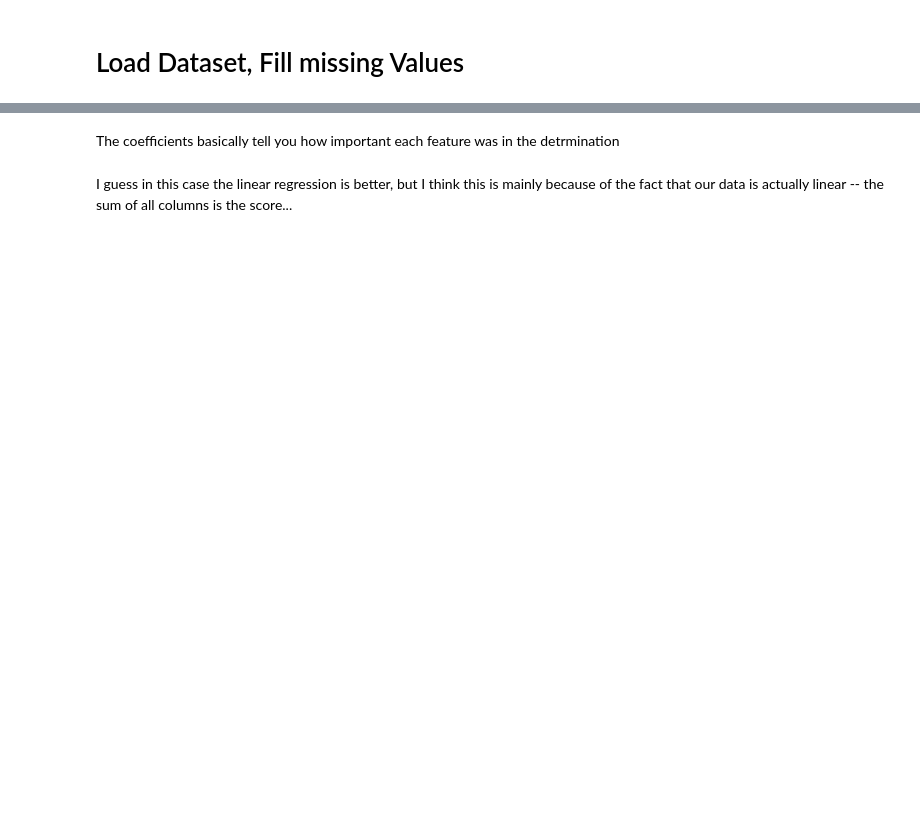
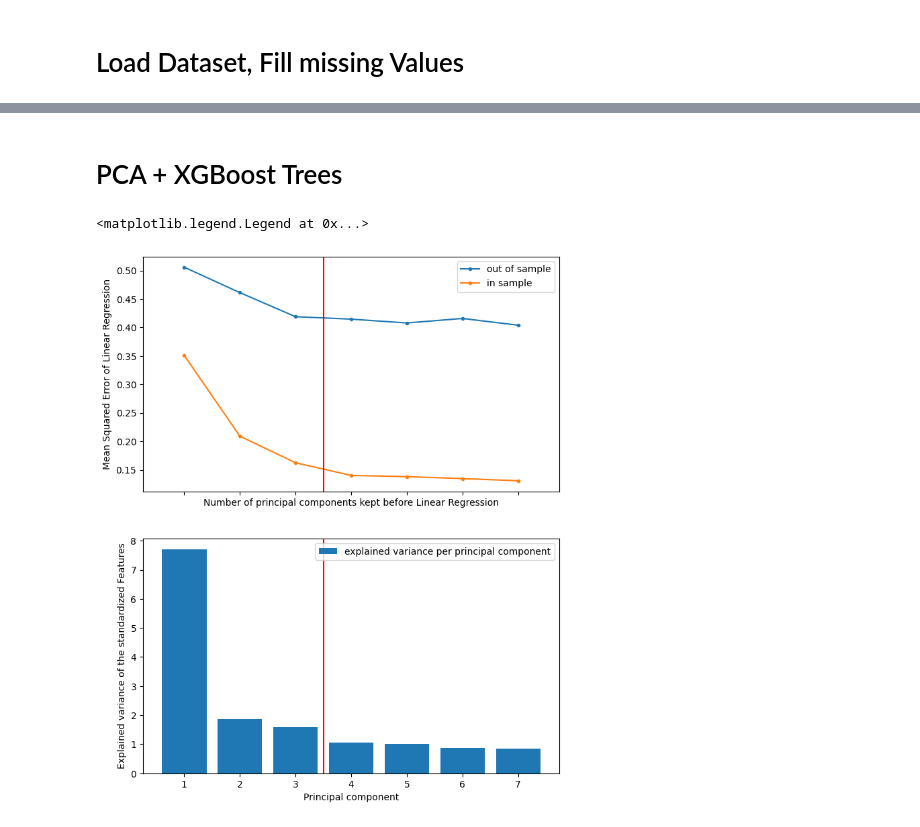
Before and after one commit to TheoLequy/HappinessHackers, a Jupyter notebook: DataAnalysis_ML.ipynb, the cells around one changed output, grey strips where cells are left out. Drawn from its saved outputs; the diff is of its cells as text; code cells hidden in the pictures; blank space fills up the shorter version.

```diff
--- a/DataAnalysis_ML.ipynb
+++ b/DataAnalysis_ML.ipynb
@@ -268,9 +275,0 @@ plt.show()
-# %%
-# Now try with xgboost
-
-# Initialize XGBoost model
-xgb_model = XGBRegressor(objective='reg:squarederror', n_estimators=100)
-
-# Fit the model on the training data
-# For this example, we'll only predict the 'Happiness Score', hence `y_train['Happiness Score']`
-xgb_model.fit(X_train, y_train[HAPPINESS_LABEL])
@@ -410,4 +276,54 @@ ax3.bar(xx , principal_components[2])
-# %% [markdown]
-The coefficients basically tell you how important each feature was in the detrmination
-# %% [markdown]
-I guess in this case the linear regression is better, but I think this is mainly because of the fact that our data is actually linear -- the sum of all columns is the score...
+# %% [markdown]
+# PCA + XGBoost Trees
+# %%
+# determining best number of pca components
+
+kf = KFold(n_splits=5, shuffle=True)
+n_feat = 7 # len(X_with_labels.columns)
+n_comps = range(1,n_feat+1)
+principal_variance = np.zeros(len(n_comps))
+errors = np.ones((len(n_comps), 2))
+lin_reg_coefs = np.zeros(n_feat)
+
+for n in n_comps:
+  pca = PCA(n_components=n)
+  X_pca = pca.fit_transform(X)
+  if n == n_feat:
+    principal_variance = pca.explained_variance_
+
+  model = XGBRegressor(objective='reg:squarederror', eta=0.1, n_estimators=20, subsample=0.5)
+  mse_in_sample = []
+  mse_out_sample = []
+  for train_country_index, val_country_index in kf.split(codes):
+
+    # Split the dataset into training and validation sets based on countries
+    train_index = df["code"].isin(codes[train_country_index])
+    val_index = df["code"].isin(codes[val_country_index])
+    X_train, X_val = X_pca[train_index], X_pca[val_index]
+    y_train, y_val = y[train_index], y[val_index]
+
+    model.fit(X_train, y_train)
+
+    mse_in_sample.append(mean_squared_error(model.predict(X_train), y_train))
+    mse_out_sample.append(mean_squared_error(model.predict(X_val), y_val))
+  errors[n-1, 0] = np.mean(mse_in_sample)
+  errors[n-1, 1] = np.mean(mse_out_sample)
+
+
+
+fig, (ax1, ax2) = plt.subplots(2, sharex=True, figsize=(8,10))
+ax1.plot(n_comps, errors[:,1], '.-', label='out of sample')
+ax1.plot(n_comps, errors[:,0], '.-', label='in sample')
+ax2.bar(n_comps, principal_variance, label='explained variance per principal component')
+ax1.set_xlabel("Number of principal components kept before Linear Regression")
+ax1.set_ylabel("Mean Squared Error of Linear Regression")
+ax1.axvline(3.5, c='r')
+ax2.axvline(3.5, c='r')
+ax2.set_ylabel("Explained variance of the standardized Features")
+ax2.set_xlabel("Principal component")
+ax2.set_xticks(n_comps)
+ax1.legend()
+ax2.legend()
+# %% [output]
+<matplotlib.legend.Legend at 0x...>
+[figure, added]
```
Also changed, not shown: parts of 22 cells of this notebook.
